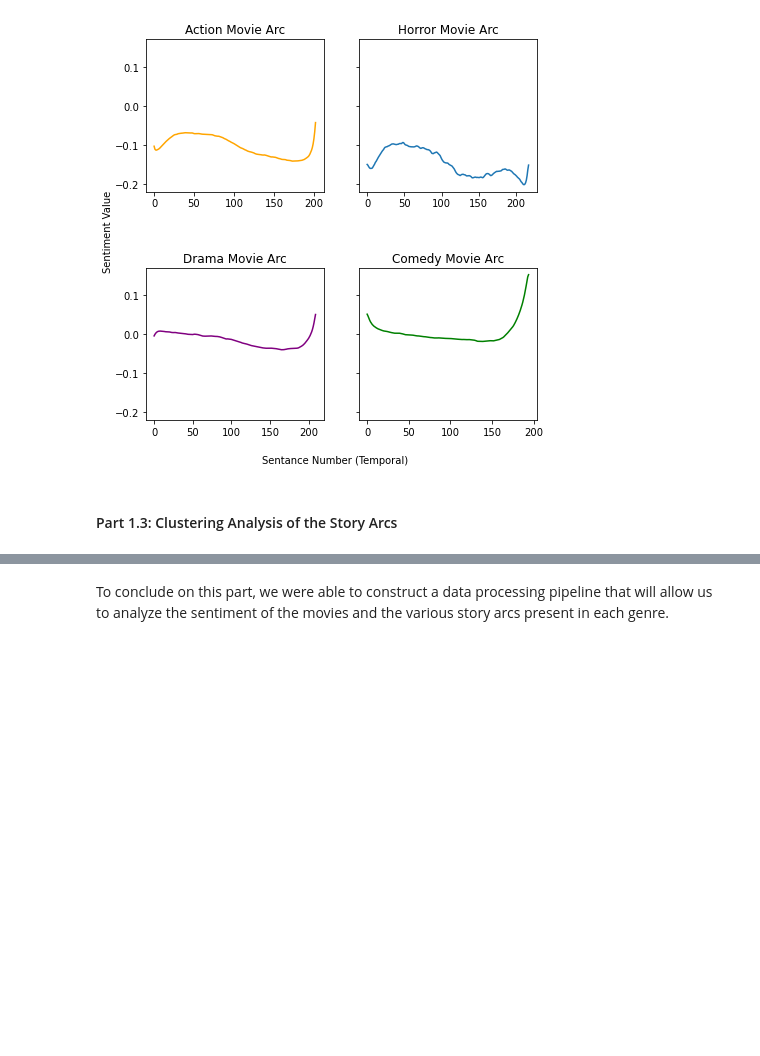
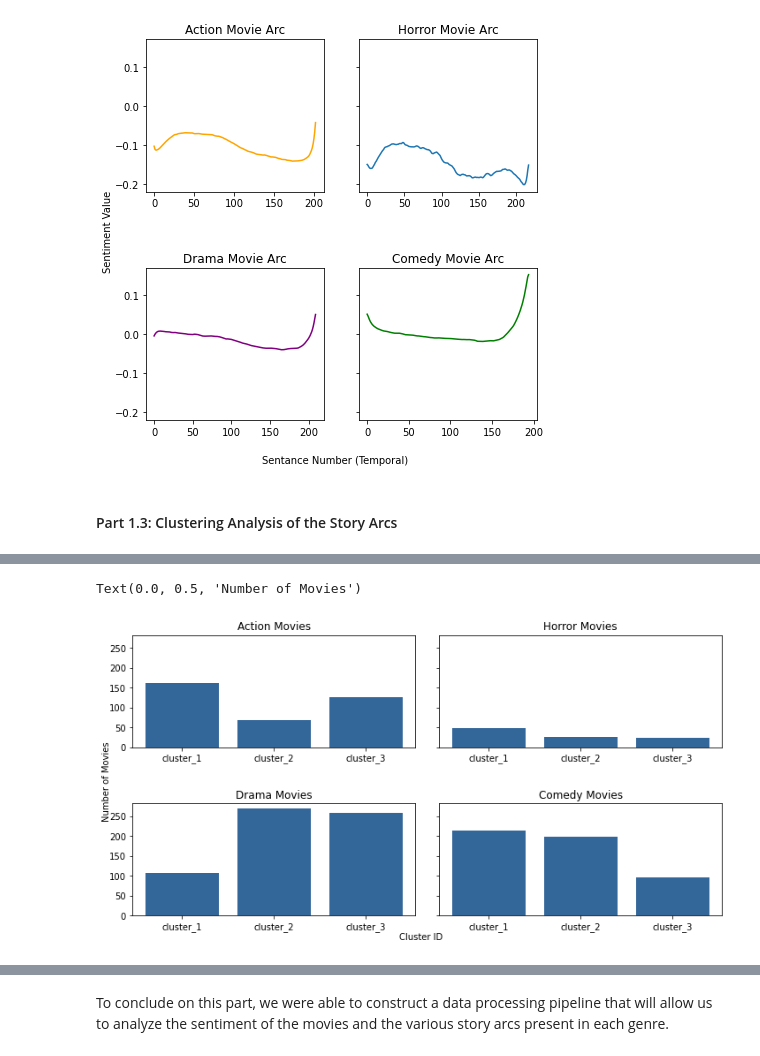
Before and after one commit to epfl-ada/ada-2022-project-runtimeterror, a Jupyter notebook: milestone3.ipynb, the cells around one changed output, grey strips where cells are left out. Saved outputs shown, nothing was run; the diff lists cells and outputs as text; code cells hidden in the pictures; blank space fills up the shorter version.

```diff
--- a/milestone3.ipynb
+++ b/milestone3.ipynb
@@ -554,3 +390,22 @@ Finally, after performing the clustering, we will view the different time series
+# %%
+for genre in cluster_analysis_dataloader.keys():
+    cluster_analysis_dataloader[genre]["cluster_id"] = clustering_label[genre]["continuous_labels"][0]
+# %%
+fig, axis = plt.subplots(2,2, figsize=(10,5), sharey=True)
+fig.tight_layout()
+
+# visualize the distribution of the various sentiments using bar plots
+for index, genre in enumerate(cluster_analysis_dataloader.keys()):
+    head =  cluster_analysis_dataloader[genre]['cluster_id'].value_counts().loc[[0, 1, 2]]
+    axis[int(index/2),index%2].bar(["cluster_1", "cluster_2", "cluster_3"], head.values, color=(0.2, 0.4, 0.6))
+    axis[int(index/2),index%2].set_title(f"{genre} Movies")
+
+fig.subplots_adjust(hspace=0.5)
+fig.text(0.5, 0.00, "Cluster ID", ha="center")
+fig.text(0.0, 0.5, "Number of Movies", va="center", rotation="vertical")
+# %% [output]
+Text(0.0, 0.5, 'Number of Movies')
+[figure, added]
 # %%
 fig = plt.figure(figsize = (10,15))
 subfigs = fig.subfigures(nrows=4, ncols=1)
```
Also changed, not shown: parts of 27 cells of this notebook, 3 other files.
